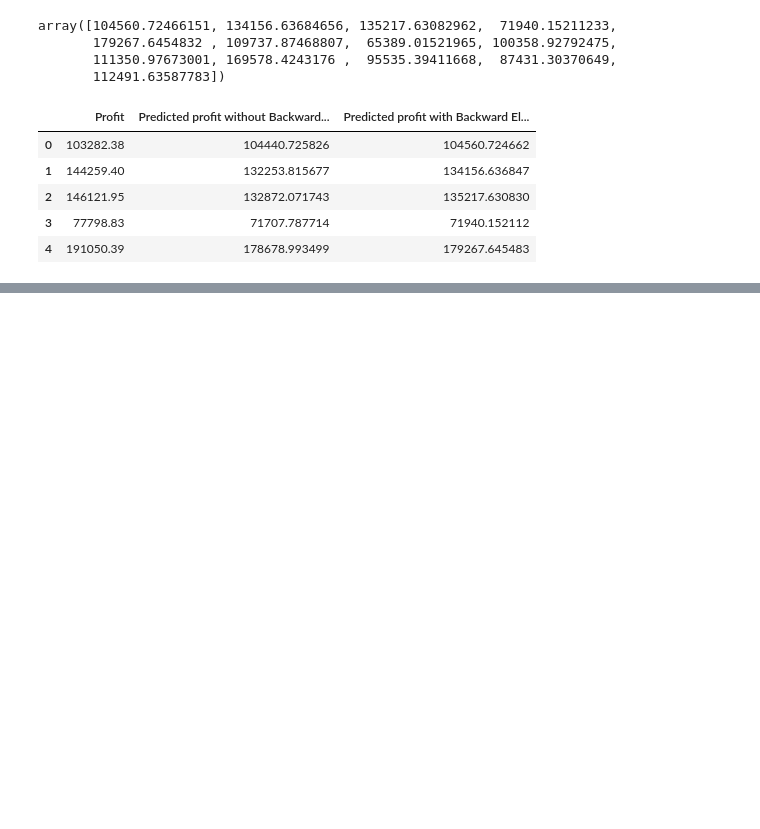
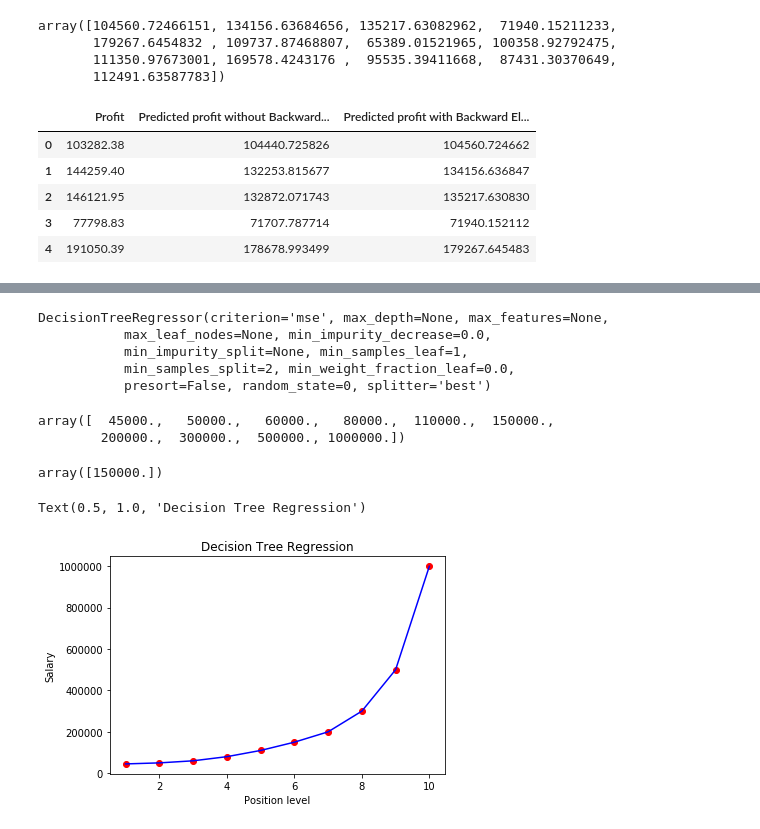
Before and after one commit to KKuzmiak/exercises, a Jupyter notebook: Udemy-Machine_Learning.ipynb, the cells around one changed output, grey strips where cells are left out. Saved outputs shown, nothing was run; the diff lists cells and outputs as text; code cells hidden in the pictures; blank space fills up the shorter version.

```diff
--- a/Udemy-Machine_Learning.ipynb
+++ b/Udemy-Machine_Learning.ipynb
@@ -612,0 +1510,2 @@ comparison.head()
+# %%
+data=pd.read_csv('Section 8 - Decision Tree Regression/Position_Salaries.csv')
@@ -612,0 +1526,37 @@ comparison.head()
+# %%
+X=data.iloc[:,1:2].values
+y=data.iloc[:,2].values
+# %%
+# fitting Decision Tree Regression to the dataset
+from sklearn.tree import DecisionTreeRegressor
+regressor=DecisionTreeRegressor(random_state=0)
+regressor.fit(X,y)
+# %% [output]
+DecisionTreeRegressor(criterion='mse', max_depth=None, max_features=None,
+           max_leaf_nodes=None, min_impurity_decrease=0.0,
+           min_impurity_split=None, min_samples_leaf=1,
+           min_samples_split=2, min_weight_fraction_leaf=0.0,
+           presort=False, random_state=0, splitter='best')
+# %%
+# predicting a result
+y_pred=regressor.predict(X)
+# %%
+y_pred
+# %% [output]
+array([  45000.,   50000.,   60000.,   80000.,  110000.,  150000.,
+        200000.,  300000.,  500000., 1000000.])
+# %%
+y_pred1=regressor.predict(6.3)
+y_pred1
+# %% [output]
+array([150000.])
+# %%
+# Visualising Decision Tree Regression
+plt.scatter(X,y, color='red')
+plt.plot(X, y_pred, color='blue')
+plt.xlabel('Position level')
+plt.ylabel('Salary')
+plt.title('Decision Tree Regression')
+# %% [output]
+Text(0.5, 1.0, 'Decision Tree Regression')
+[figure, added]
```
Also changed, not shown: parts of 88 cells of this notebook.
